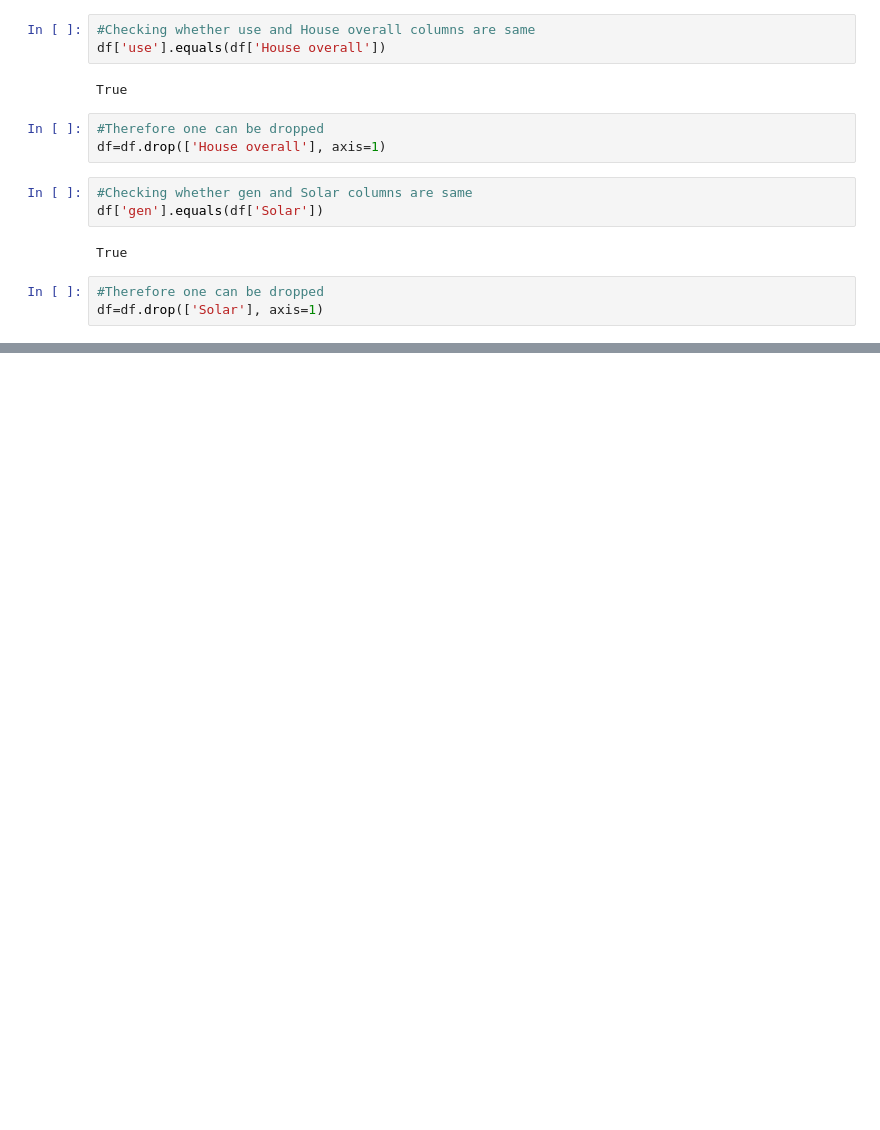
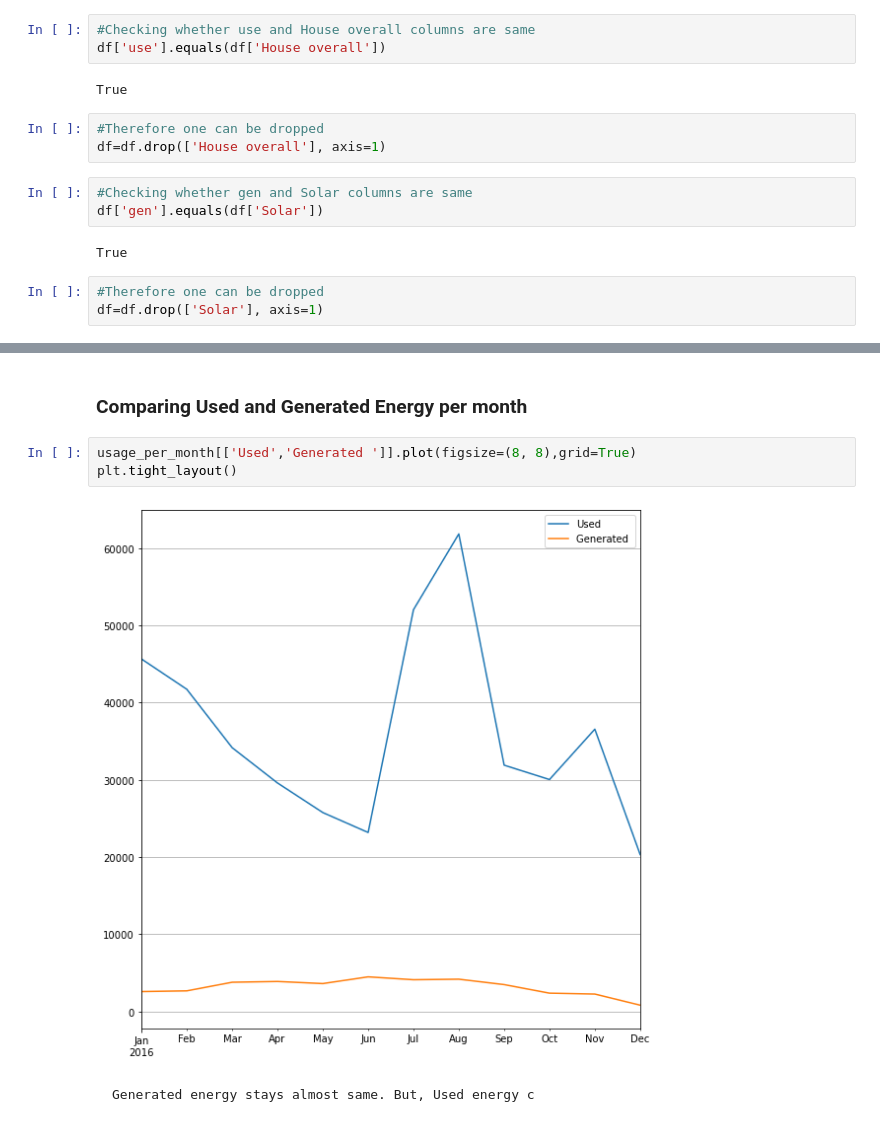
Before and after one commit to FathimaMuhzina/Main-Project, a Jupyter notebook: Smart_Home.ipynb, the cells around one changed output, grey strips where cells are left out. Saved outputs shown, nothing was run; the diff lists cells and outputs as text; blank space fills up the shorter version.

```diff
--- a/Smart_Home.ipynb
+++ b/Smart_Home.ipynb
@@ -209,0 +290,9 @@ df=df.drop(['Solar'], axis=1)
+# %% [markdown]
+### Comparing Used and Generated Energy per month
+# %%
+usage_per_month[['Used','Generated ']].plot(figsize=(8, 8),grid=True)
+plt.tight_layout()
+# %% [output]
+[figure, added]
+# %% [markdown]
+    Generated energy stays almost same. But, Used energy c
```
Also changed, not shown: parts of 14 cells of this notebook.
